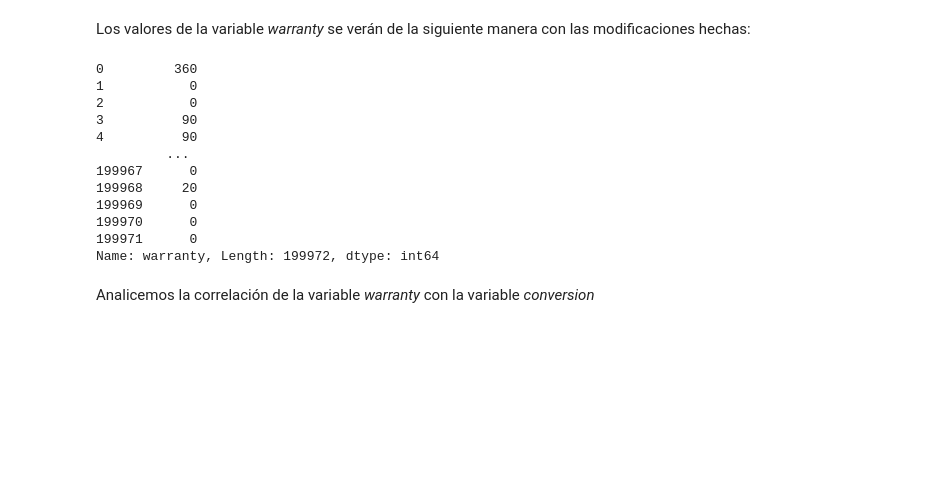
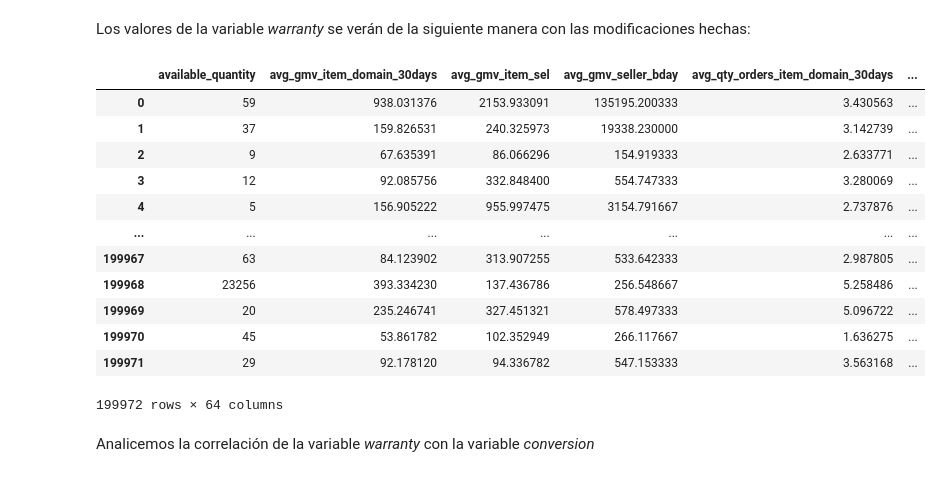
Before and after one commit to azulnogueraa/Prediccion_de_Conversion_IA, a Jupyter notebook: analisis.ipynb, the cells around one changed output. Drawn from its saved outputs; the diff is of its cells as text; code cells hidden in the pictures; blank space fills up the shorter version.

```diff
--- a/analisis.ipynb
+++ b/analisis.ipynb
@@ -278,28 +281,3 @@ Convirtamos la variable categoria *listing_type_id* en booleana. Esta no present
 df["listing_type_id"] = df["listing_type_id"].apply(lambda x: 1 if x == "True" else 0)
 # %% [markdown]
 Para continuar con el analisis notamos que la variable *warranty* es de tipo objeto pero en realidad esta detallando si tiene garantia (cuanto tiempo) o no. Por lo tanto, intentaremos modificar esa variable y analizaremos la garantía de los productos tiene o no una correlación con la conversión.
-# %%
-def extraer_digitos(texto):
-    # Utiliza una expresión regular para encontrar todos los dígitos en el texto
-    digitos_encontrados = re.findall(r'\d+', str(texto))
-
-    # Convierte los dígitos encontrados en una cadena única
-    numeros = ''.join(digitos_encontrados)
-
-    if len(numeros) == 0:
-        # Si no se encontraron dígitos, que el dijito sea 0
-        numeros = '0'
-
-    # Convierte la cadena de números en un entero
-    try:
-        return int(numeros)
-    except ValueError:
-        return None  # En caso de que no se puedan convertir a un entero
-
-
-
-# Aplica la función a la columna "Texto"
-df['warranty'] = df['warranty'].apply(extraer_digitos)
-
-# Aplicar la multiplicación a los valores menores o iguales a 12
-df['warranty'] = df['warranty'].apply(lambda x: x * 30 if x <= 12 else x)
@@ -306,20 +317,21 @@ df['warranty'] = df['warranty'].apply(lambda x: x * 30 if x <= 12 else x)
 # %% [markdown]
 Los valores de la variable *warranty* se verán de la siguiente manera con las modificaciones hechas:
 # %%
-df["warranty"]
+df
 # %% [output]
+|  | available_quantity | avg_gmv_item_domain_30days | avg_gmv_item_sel | avg_gmv_seller_bday | avg_qty_orders_item_domain_30days | ... |
+| 0 | 59 | 938.031376 | 2153.933091 | 135195.200333 | 3.430563 | ... |
+| 1 | 37 | 159.826531 | 240.325973 | 19338.230000 | 3.142739 | ... |
+| 2 | 9 | 67.635391 | 86.066296 | 154.919333 | 2.633771 | ... |
+| 3 | 12 | 92.085756 | 332.848400 | 554.747333 | 3.280069 | ... |
+| 4 | 5 | 156.905222 | 955.997475 | 3154.791667 | 2.737876 | ... |
+| ... | ... | ... | ... | ... | ... | ... |
+| 199967 | 63 | 84.123902 | 313.907255 | 533.642333 | 2.987805 | ... |
+| 199968 | 23256 | 393.334230 | 137.436786 | 256.548667 | 5.258486 | ... |
+| 199969 | 20 | 235.246741 | 327.451321 | 578.497333 | 5.096722 | ... |
+| 199970 | 45 | 53.861782 | 102.352949 | 266.117667 | 1.636275 | ... |
+| 199971 | 29 | 92.178120 | 94.336782 | 547.153333 | 3.563168 | ... |
-0         360
-1           0
-2           0
-3          90
-4          90
-         ...
-199967      0
-199968     20
-199969      0
-199970      0
-199971      0
-Name: warranty, Length: 199972, dtype: int64
+199972 rows × 64 columns
 # %% [markdown]
 Analicemos la correlación de la variable *warranty* con la variable *conversion*
 # %%
```
Also changed, not shown: parts of 20 cells of this notebook.
